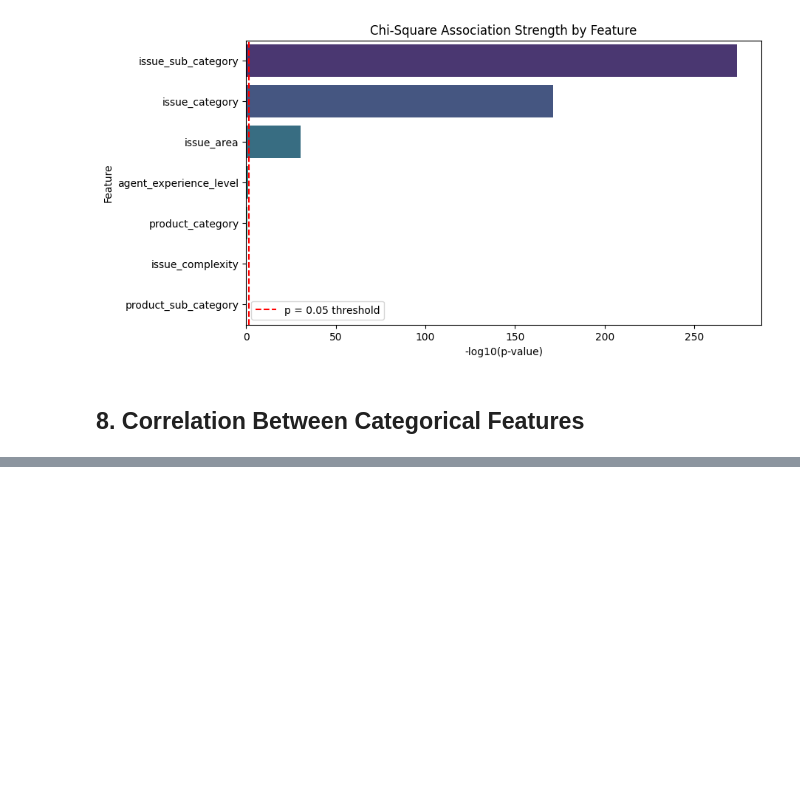
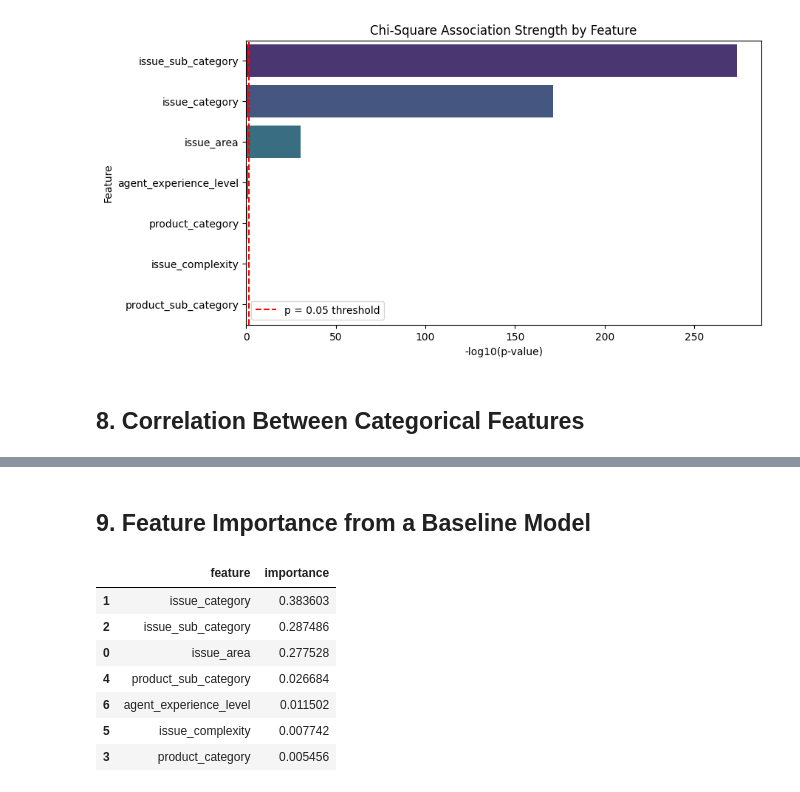
Before and after one commit to sulucay01/DI725-assignment1, a Jupyter notebook: notebooks/01_eda.ipynb, the cells around one changed output, grey strips where cells are left out. Saved outputs shown, nothing was run; the diff lists cells and outputs as text; code cells hidden in the pictures; blank space fills up the shorter version.

```diff
--- a/notebooks/01_eda.ipynb
+++ b/notebooks/01_eda.ipynb
@@ -771,0 +778,64 @@ plt.show()
+# %% [markdown]
+## 9. Feature Importance from a Baseline Model
+# %%
+# ============================================
+# 9. Feature Importance from XGBoost Model
+# ============================================
+
+from xgboost import XGBClassifier
+from sklearn.preprocessing import LabelEncoder
+
+# Use all structured features (exclude conversation text)
+model_features = [
+    "issue_area",
+    "issue_category",
+    "issue_sub_category",
+    #"issue_category_sub_category",
+    "product_category",
+    "product_sub_category",
+    "issue_complexity",
+    "agent_experience_level",
+    #"agent_experience_level_desc"
+]
+
+X_model = train[model_features].copy()
+y_model = train["customer_sentiment"].copy()
+
+# Encode categorical variables
+label_encoders = {}
+
+for col in X_model.columns:
+    le = LabelEncoder()
+    X_model[col] = le.fit_transform(X_model[col])
+    label_encoders[col] = le
+
+target_encoder = LabelEncoder()
+y_model = target_encoder.fit_transform(y_model)
+
+# Train XGBoost model
+xgb_model = XGBClassifier(
+    n_estimators=300,
+    max_depth=5,
+    learning_rate=0.05,
+    random_state=42,
+    eval_metric="mlogloss"
+)
+
+xgb_model.fit(X_model, y_model)
+
+# Feature importance
+importance_df = pd.DataFrame({
+    "feature": model_features,
+    "importance": xgb_model.feature_importances_
+}).sort_values("importance", ascending=False)
+
+display(importance_df)
+# %% [output]
+|  | feature | importance |
+| 1 | issue_category | 0.383603 |
+| 2 | issue_sub_category | 0.287486 |
+| 0 | issue_area | 0.277528 |
+| 4 | product_sub_category | 0.026684 |
+| 6 | agent_experience_level | 0.011502 |
+| 5 | issue_complexity | 0.007742 |
+| 3 | product_category | 0.005456 |
```
Also changed, not shown: parts of 3 cells of this notebook.
